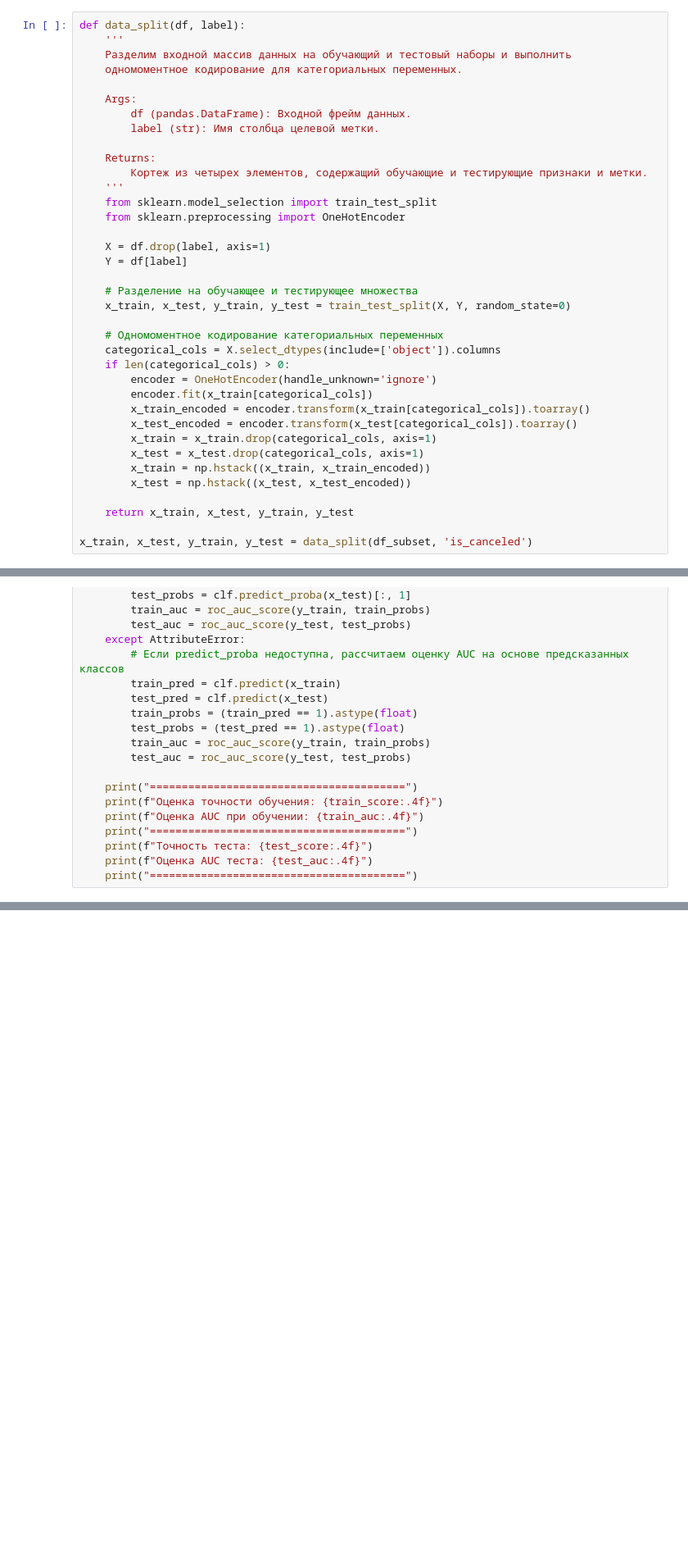
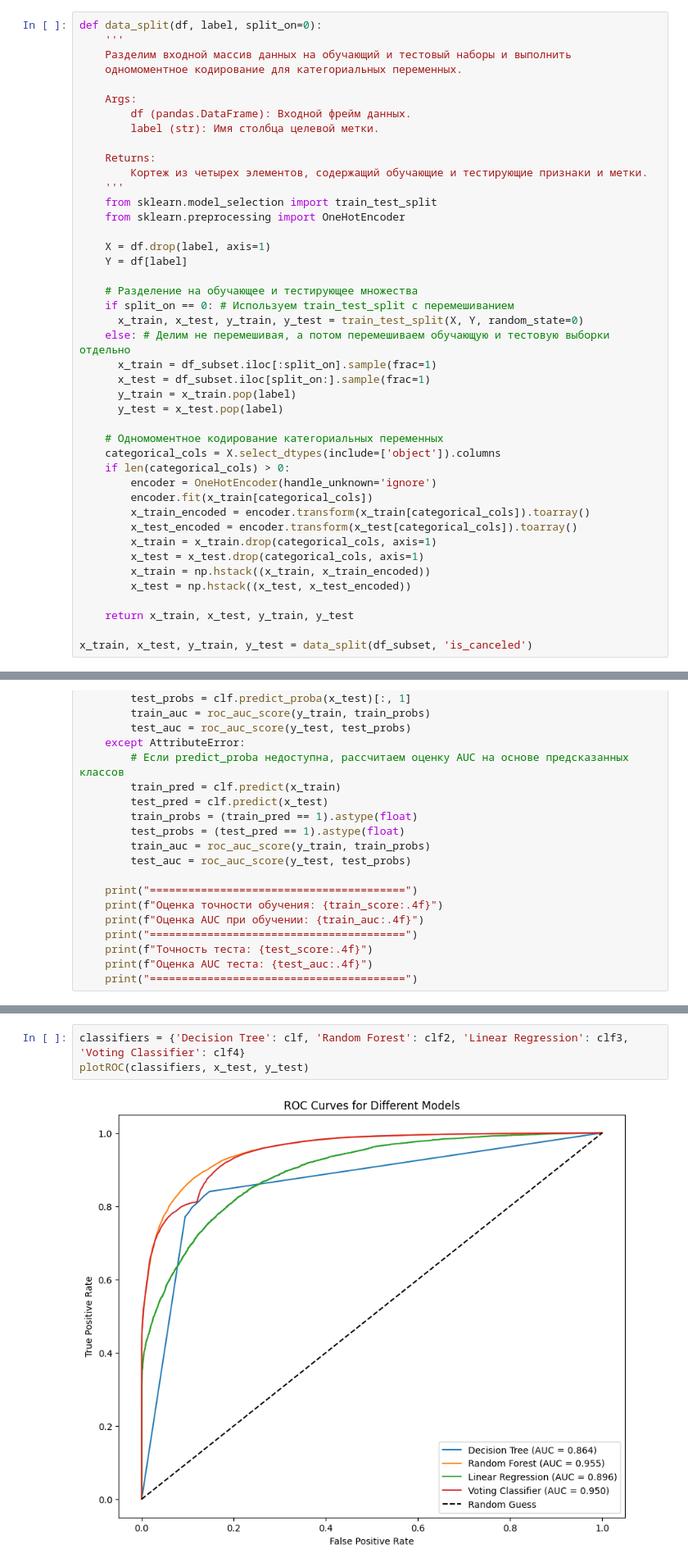
Before and after one commit to eusebioss/eusebioss, a Jupyter notebook: code.ipynb, the cells around one changed output, grey strips where cells are left out. Shown at 82% size. Cells and saved outputs as stored; diff of their text form; blank space fills up the shorter version.

```diff
--- a/code.ipynb
+++ b/code.ipynb
@@ -396,7 +427,7 @@ df = transform(df)
 
 Таким образом, использование `train_test_split` для разделения данных на обучающую и тестовую выборки обеспечивает эффективный и надежный способ для обучения и оценки модели предсказания отмены бронирования номеров в отеле. Этот метод обеспечивает хороший баланс между простотой, скоростью и точностью.
 # %%
-def data_split(df, label):
+def data_split(df, label, split_on=0):
     '''
     Разделим входной массив данных на обучающий и тестовый наборы и выполнить
     одномоментное кодирование для категориальных переменных.
@@ -415,7 +446,13 @@ def data_split(df, label):
     Y = df[label]
 
     # Разделение на обучающее и тестирующее множества
-    x_train, x_test, y_train, y_test = train_test_split(X, Y, random_state=0)
+    if split_on == 0: # Используем train_test_split с перемешиванием
+      x_train, x_test, y_train, y_test = train_test_split(X, Y, random_state=0)
+    else: # Делим не перемешивая, а потом перемешиваем обучающую и тестовую выборки отдельно
+      x_train = df_subset.iloc[:split_on].sample(frac=1)
+      x_test = df_subset.iloc[split_on:].sample(frac=1)
+      y_train = x_train.pop(label)
+      y_test = x_test.pop(label)
 
     # Одномоментное кодирование категориальных переменных
     categorical_cols = X.select_dtypes(include=['object']).columns
@@ -710,0 +852,5 @@ plt.show()
+# %%
+classifiers = {'Decision Tree': clf, 'Random Forest': clf2, 'Linear Regression': clf3, 'Voting Classifier': clf4}
+plotROC(classifiers, x_test, y_test)
+# %% [output]
+[figure, added]
```
Also changed, not shown: parts of 32 cells of this notebook.
